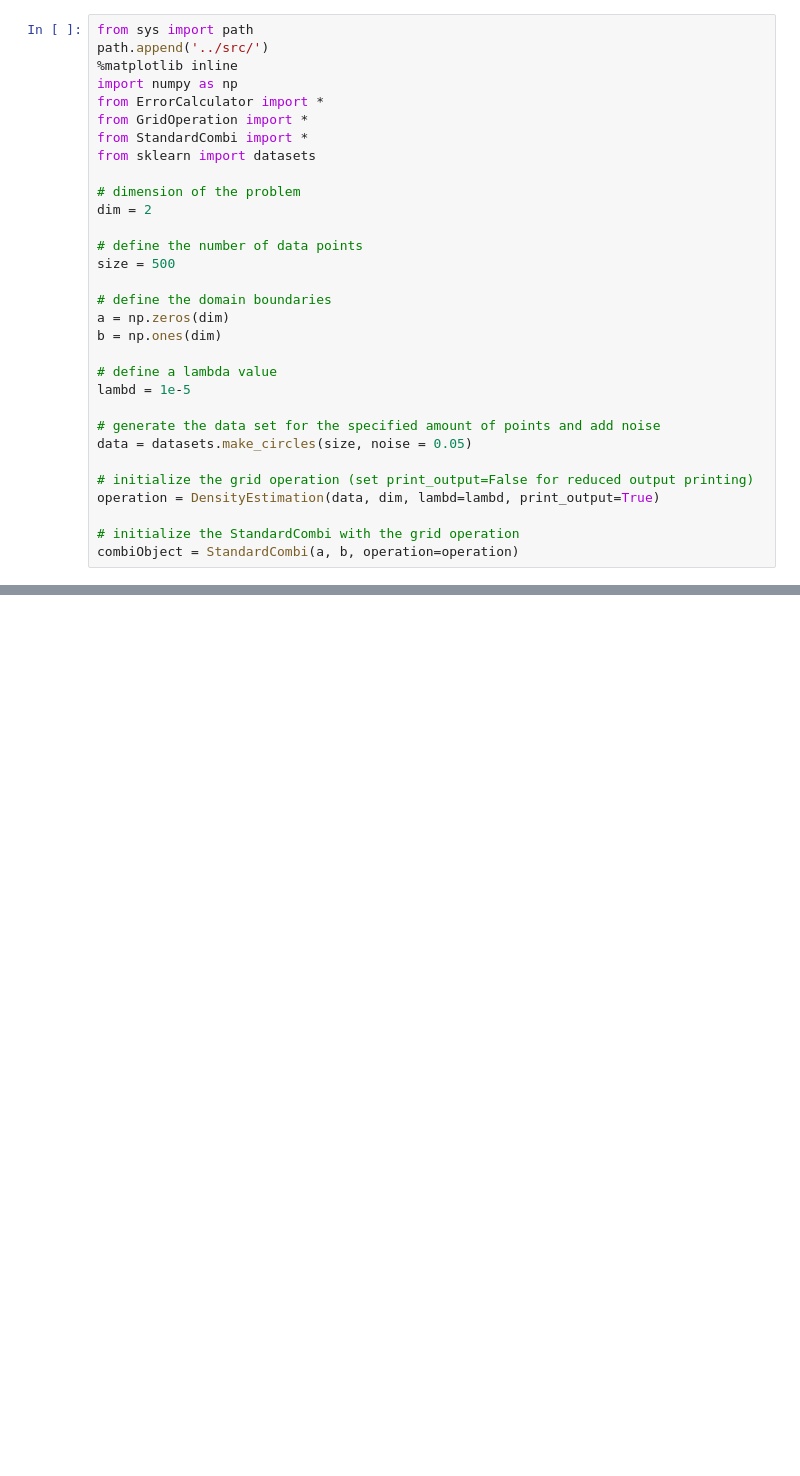
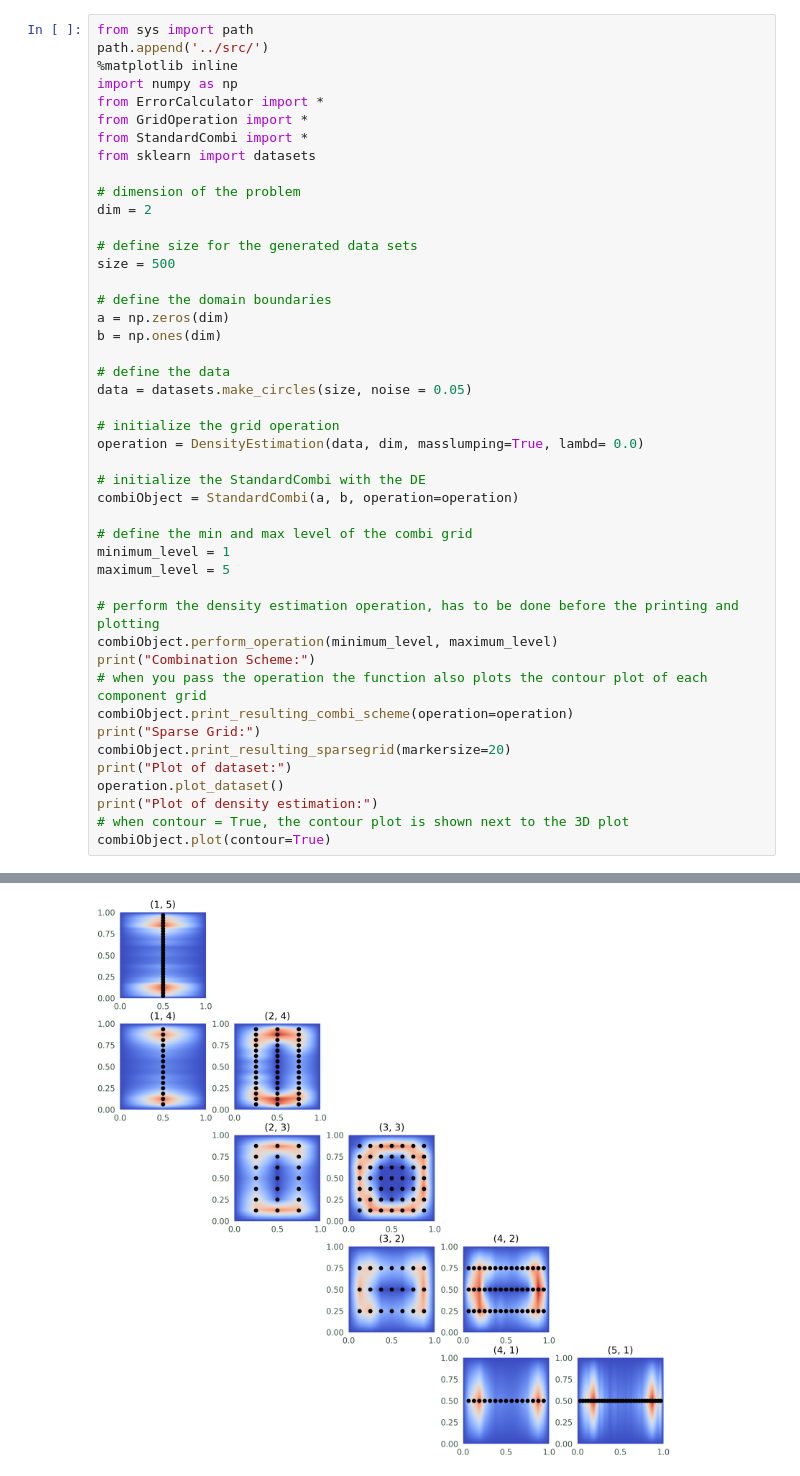
Before and after one commit to obersteiner/sparseSpACE, a Jupyter notebook: ipynb/Tutorial_DensityEstimation.ipynb, the cells around one changed output, grey strips where cells are left out. Drawn from its saved outputs; the diff is of its cells as text; blank space fills up the shorter version.

```diff
--- a/ipynb/Tutorial_DensityEstimation.ipynb
+++ b/ipynb/Tutorial_DensityEstimation.ipynb
@@ -15,21 +56,36 @@ from sklearn import datasets
 # dimension of the problem
 dim = 2
 
-# define the number of data points
+# define size for the generated data sets
 size = 500
 
 # define the domain boundaries
 a = np.zeros(dim)
 b = np.ones(dim)
 
-# define a lambda value
-lambd = 1e-5
-
-# generate the data set for the specified amount of points and add noise
+# define the data
 data = datasets.make_circles(size, noise = 0.05)
 
-# initialize the grid operation (set print_output=False for reduced output printing)
-operation = DensityEstimation(data, dim, lambd=lambd, print_output=True)
+# initialize the grid operation
+operation = DensityEstimation(data, dim, masslumping=True, lambd= 0.0)
 
-# initialize the StandardCombi with the grid operation
+# initialize the StandardCombi with the DE
 combiObject = StandardCombi(a, b, operation=operation)
+
+# define the min and max level of the combi grid
+minimum_level = 1
+maximum_level = 5
+
+# perform the density estimation operation, has to be done before the printing and plotting
+combiObject.perform_operation(minimum_level, maximum_level)
+print("Combination Scheme:")
+# when you pass the operation the function also plots the contour plot of each component grid
+combiObject.print_resulting_combi_scheme(operation=operation)
+print("Sparse Grid:")
+combiObject.print_resulting_sparsegrid(markersize=20)
+print("Plot of dataset:")
+operation.plot_dataset()
+print("Plot of density estimation:")
+# when contour = True, the contour plot is shown next to the 3D plot
+combiObject.plot(contour=True)
+# %% [output]
@@ -35,0 +109 @@ combiObject = StandardCombi(a, b, operation=operation)
+[figure, added]
```
Also changed, not shown: parts of 10 cells of this notebook, 2 other files.
